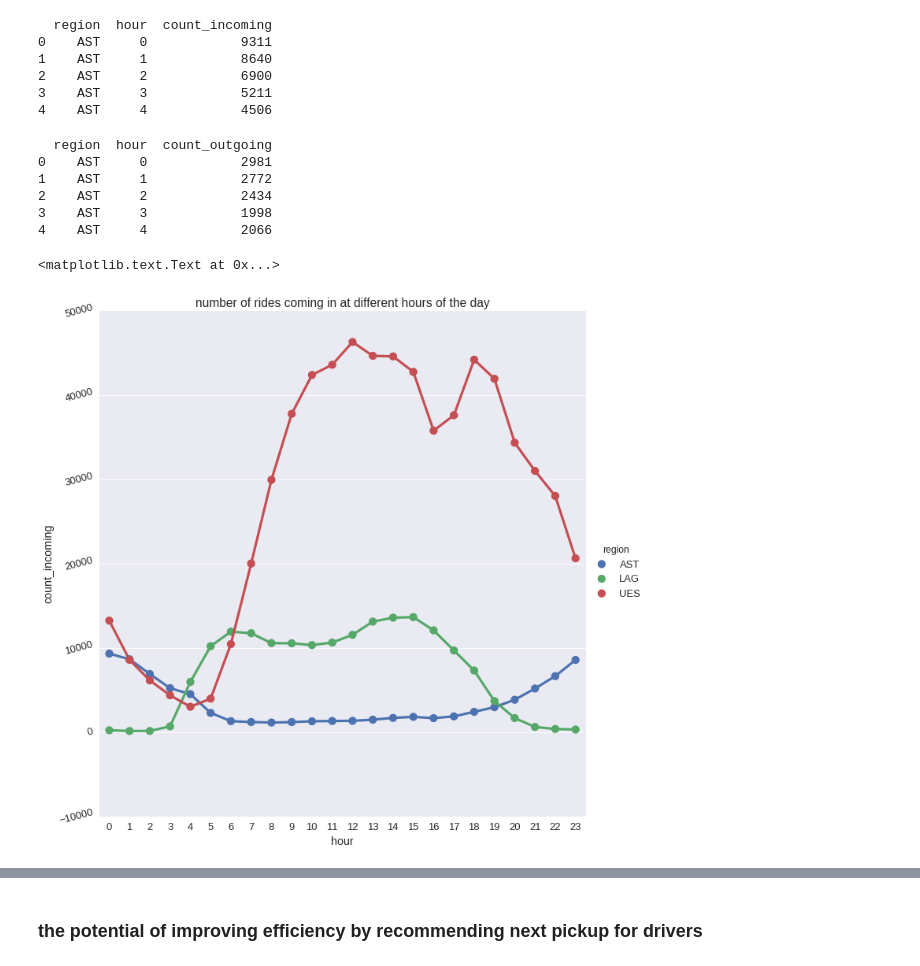
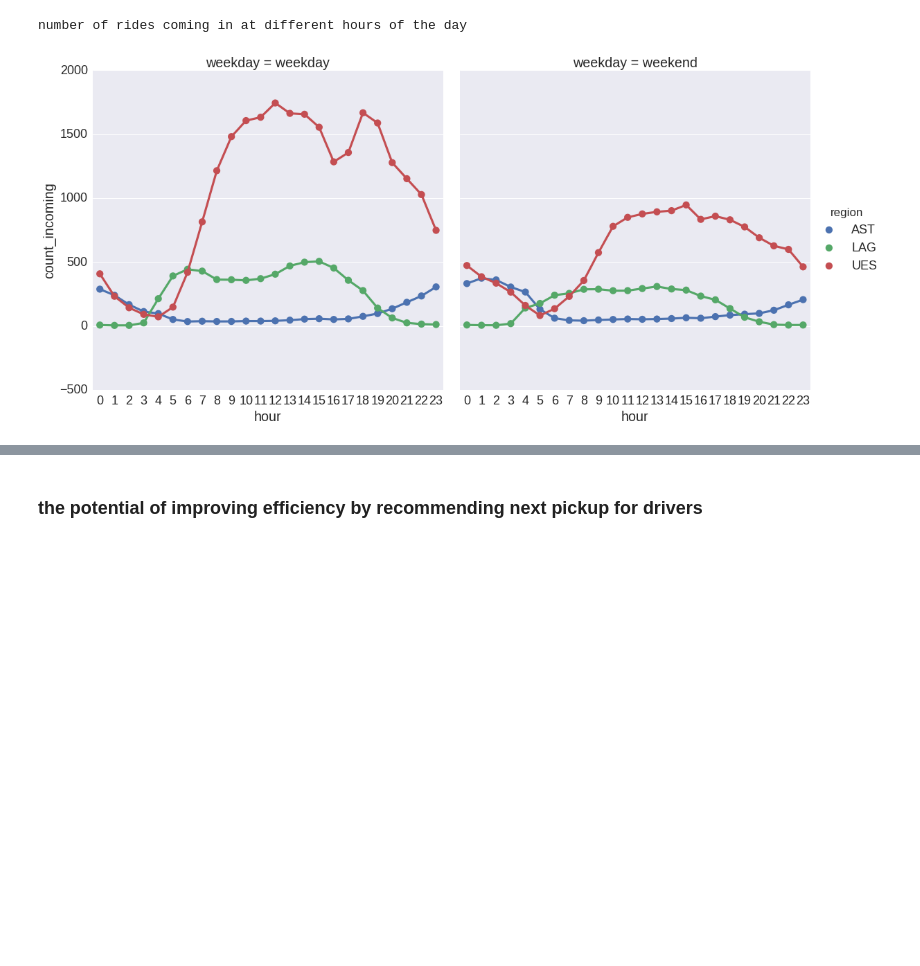
Before and after one commit to huangy22/NYC_taxi_Analysis, a Jupyter notebook: via_data_challenge_full_data.ipynb, the cells around one changed output, grey strips where cells are left out. Drawn from its saved outputs; the diff is of its cells as text; code cells hidden in the pictures; blank space fills up the shorter version.

Commit message:
visualization

```diff
--- a/via_data_challenge_full_data.ipynb
+++ b/via_data_challenge_full_data.ipynb
@@ -344,30 +442,22 @@ dtype: object
 # %%
 df_flow_in["hour"] = df_flow_in["dropoff_datetime"].apply(lambda x: pd.to_datetime(x).hour)
+df_flow_in["weekday"] = df_flow_in["dropoff_datetime"].apply(lambda x: pd.to_datetime(x).weekday())
+df_flow_in["weekday"] = df_flow_in["weekday"].apply(lambda x: "weekday" if x<5 else "weekend")
 df_flow_in["region"] = df_flow_in["dropoff_LocationID"].apply(region)
 
-agg_flow_in = df_flow_in[['region', 'hour', 'dropoff_datetime']].groupby(['region', 'hour'], as_index=False).count()
-agg_flow_in.columns = ["region", "hour", "count_incoming"]
+agg_flow_in = df_flow_in[['region', 'weekday', 'hour', 'dropoff_datetime']] \
+                .groupby(['region', 'weekday', 'hour'], as_index=False).count()
+agg_flow_in.columns = ["region", "weekday", "hour", "count_incoming"]
 if DEBUG:
     print agg_flow_in.head()
+
+df_flow_out["hour"] = df_flow_out["pickup_datetime"].apply(lambda x: pd.to_datetime(x).hour)
+df_flow_out["weekday"] = df_flow_out["dropoff_datetime"].apply(lambda x: pd.to_datetime(x).weekday())
+df_flow_out["weekday"] = df_flow_out["weekday"].apply(lambda x: "weekday" if x<5 else "weekend")
+df_flow_out["region"] = df_flow_out["pickup_LocationID"].apply(region)
+
+agg_flow_out = df_flow_out[['region', 'weekday', 'hour', 'pickup_datetime']]. \
+                groupby(['region', 'weekday', 'hour'], as_index=False).count()
+agg_flow_out.columns = ["region", "weekday", "hour", "count_outgoing"]
+if DEBUG:
+    print agg_flow_out.head()
-# %% [output]
-  region  hour  count_incoming
-0    AST     0            9311
-1    AST     1            8640
-2    AST     2            6900
-3    AST     3            5211
-4    AST     4            4506
-# %%
-df_flow_out["hour"] = df_flow_out["pickup_datetime"].apply(lambda x: pd.to_datetime(x).hour)
-df_flow_out["region"] = df_flow_out["pickup_LocationID"].apply(region)
-
-agg_flow_out = df_flow_out[['region', 'hour', 'pickup_datetime']].groupby(['region', 'hour'], as_index=False).count()
-agg_flow_out.columns = ["region", "hour", "count_outgoing"]
-if DEBUG:
-    print agg_flow_out.head()
-# %% [output]
-  region  hour  count_outgoing
-0    AST     0            2981
-1    AST     1            2772
-2    AST     2            2434
-3    AST     3            1998
-4    AST     4            2066
@@ -379,11 +464,28 @@ agg_flow.hour = agg_flow.hour.astype(int)
+# %%
+agg_flow = pd.concat([agg_flow_in, agg_flow_out], axis=1)
+agg_flow = agg_flow.loc[:,~agg_flow.columns.duplicated()]
+# number of weekdays in 2013 august: 22
+agg_flow.loc[agg_flow.weekday=="weekday", "count_incoming"] = \
+                        agg_flow.loc[agg_flow.weekday=="weekday", "count_incoming"]/22.0
+agg_flow.loc[agg_flow.weekday=="weekday", "count_outgoing"] = \
+                        agg_flow.loc[agg_flow.weekday=="weekday", "count_outgoing"]/22.0
+
+# number of weekends in 2013 sugust: 9
+agg_flow.loc[agg_flow.weekday=="weekend", "count_incoming"] = \
+                        agg_flow.loc[agg_flow.weekday=="weekend", "count_incoming"]/9.0
+agg_flow.loc[agg_flow.weekday=="weekend", "count_outgoing"] = \
+                        agg_flow.loc[agg_flow.weekday=="weekend", "count_outgoing"]/9.0
+
+agg_flow["count_diff"] = agg_flow["count_incoming"] - agg_flow["count_outgoing"]
+agg_flow.hour = agg_flow.hour.astype(int)
 # %%
-sns.set(font_scale=1.3)
-sns.factorplot(x='hour',y='count_incoming',
+sns.set(font_scale=1.8)
+
+g = sns.factorplot(x='hour',y='count_incoming', col="weekday",
                data=agg_flow,
                hue='region', size=8)
-plt.yticks(rotation=15)
-plt.title("number of rides coming in at different hours of the day")
+print("number of rides coming in at different hours of the day")
 # %% [output]
-<matplotlib.text.Text at 0x...>
+number of rides coming in at different hours of the day
-[figure, old version]
+[figure, new version]
 # %%
```
Also changed, not shown: parts of 89 cells of this notebook, 21 other files.
